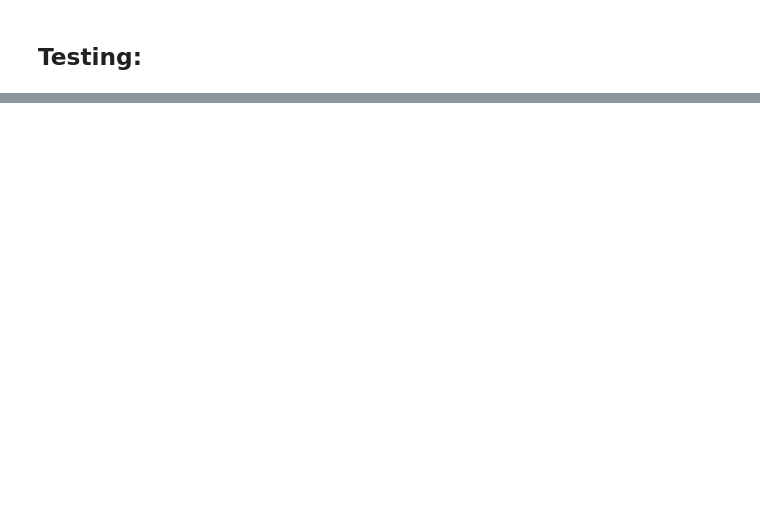
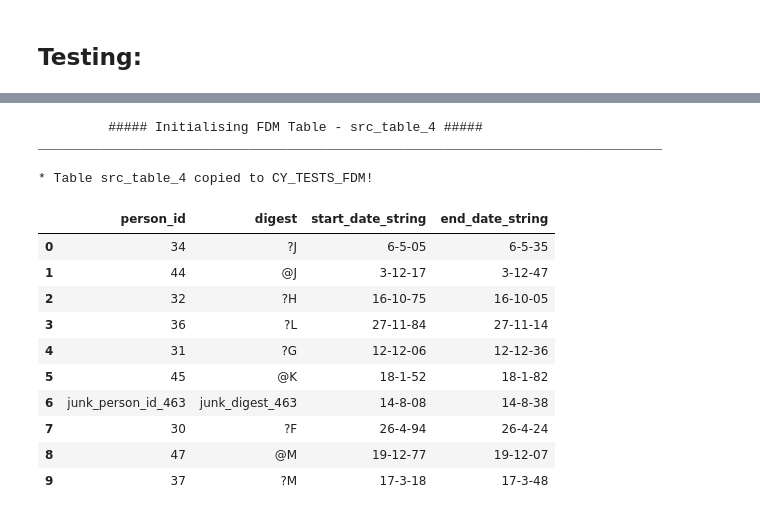
Before and after one commit to ConnectedBradford/FDM_Builder_Original, a Jupyter notebook: build_fdm_tools.ipynb, the cells around one changed output, grey strips where cells are left out. Drawn from its saved outputs; the diff is of its cells as text; code cells hidden in the pictures; blank space fills up the shorter version.

```diff
--- a/build_fdm_tools.ipynb
+++ b/build_fdm_tools.ipynb
@@ -50,0 +182,22 @@ table_3.build(event_start_date_cols=["year", "month", "15"])
+# %%
+table_4 = FDMTable(
+    source_table_full_id=f"{PROJECT}.CY_TESTS_SRC.src_table_4",
+    dataset_id="CY_TESTS_FDM"
+)
+table_4.head()
+# %% [output]
+         ##### Initialising FDM Table - src_table_4 #####
+________________________________________________________________________________
+
+* Table src_table_4 copied to CY_TESTS_FDM!
+|  | person_id | digest | start_date_string | end_date_string |
+| 0 | 34 | ?J | 6-5-05 | 6-5-35 |
+| 1 | 44 | @J | 3-12-17 | 3-12-47 |
+| 2 | 32 | ?H | 16-10-75 | 16-10-05 |
+| 3 | 36 | ?L | 27-11-84 | 27-11-14 |
+| 4 | 31 | ?G | 12-12-06 | 12-12-36 |
+| 5 | 45 | @K | 18-1-52 | 18-1-82 |
+| 6 | junk_person_id_463 | junk_digest_463 | 14-8-08 | 14-8-38 |
+| 7 | 30 | ?F | 26-4-94 | 26-4-24 |
+| 8 | 47 | @M | 19-12-77 | 19-12-07 |
+| 9 | 37 | ?M | 17-3-18 | 17-3-48 |
```
Also changed, not shown: parts of 24 cells of this notebook, 3 other files.
